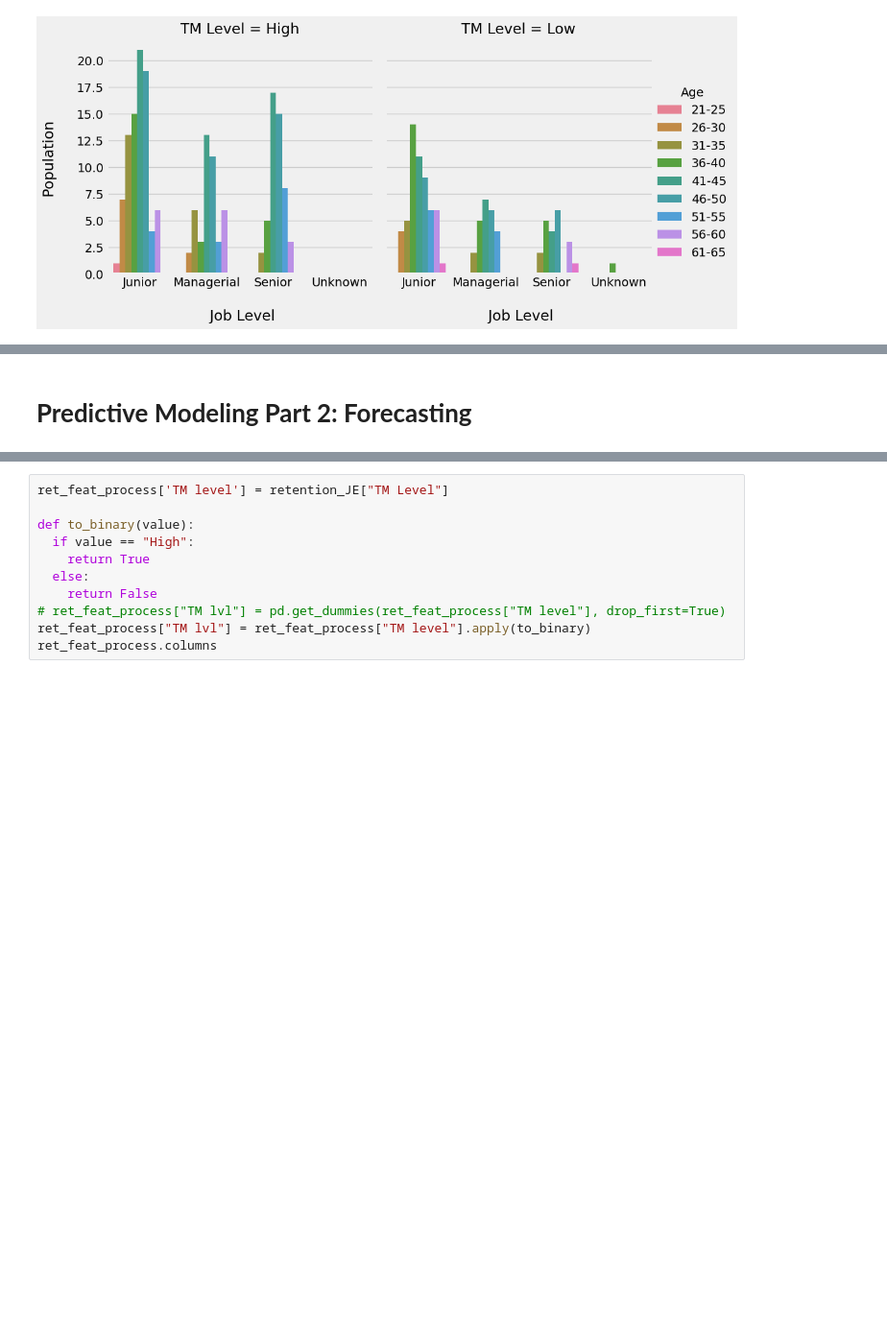
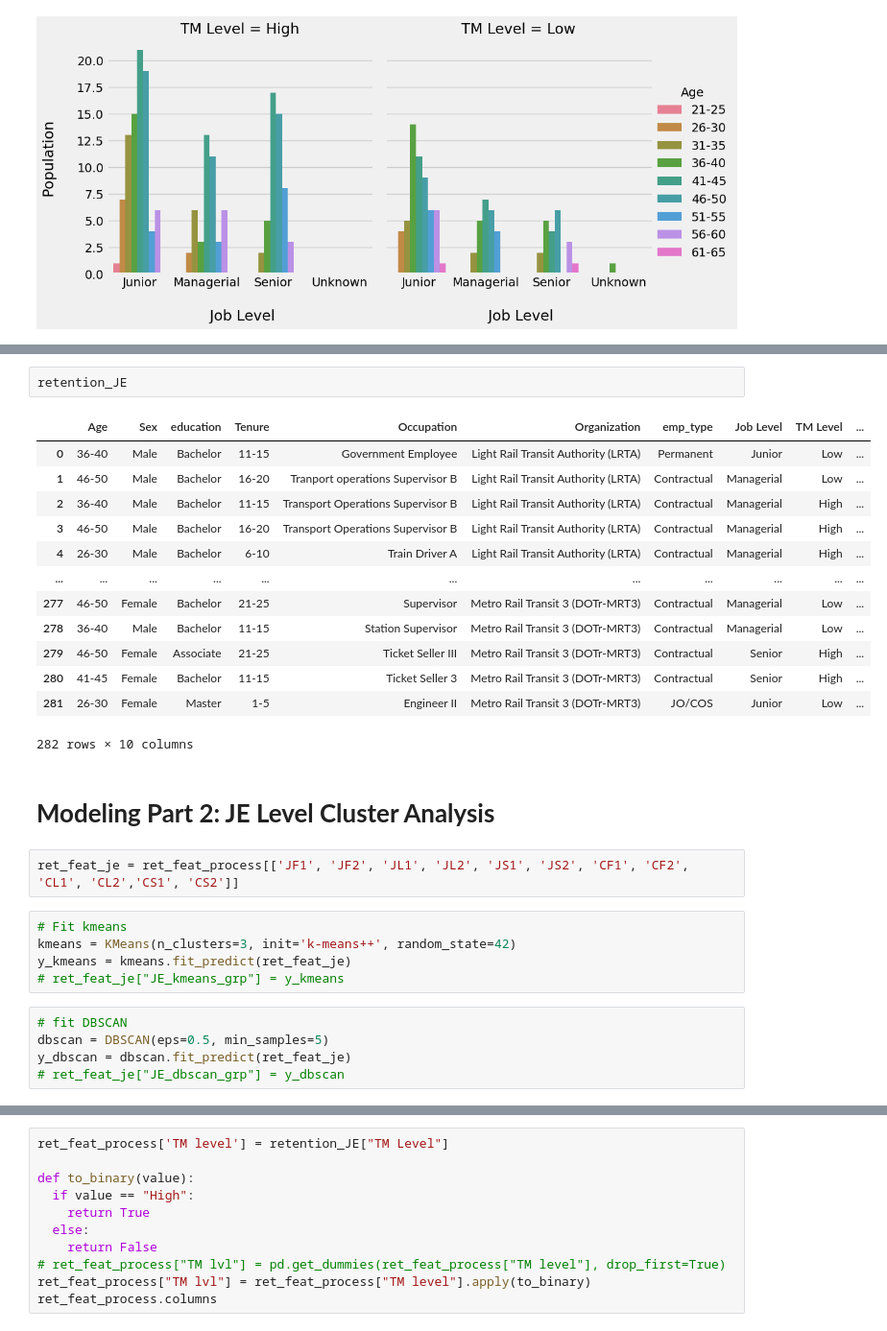
Before and after one commit to pjcroxas/Talent-Retention-in-Railway-Workforce, a Jupyter notebook: Comprehensive_Data_Analysis_Railway_Workforce_Retention.ipynb, the cells around one changed output, grey strips where cells are left out. Shown at 96% size. Drawn from its saved outputs; the diff is of its cells as text; blank space fills up the shorter version.

```diff
--- a/Comprehensive_Data_Analysis_Railway_Workforce_Retention.ipynb
+++ b/Comprehensive_Data_Analysis_Railway_Workforce_Retention.ipynb
@@ -743,2 +767,30 @@ Text(0.5, 44.000000000000014, 'Job Level')
+# %%
+retention_JE
+# %% [output]
+|  | Age | Sex | education | Tenure | Occupation | Organization | emp_type | Job Level | TM Level | ... |
+| 0 | 36-40 | Male | Bachelor | 11-15 | Government Employee | Light Rail Transit Authority (LRTA) | Permanent | Junior | Low | ... |
+| 1 | 46-50 | Male | Bachelor | 16-20 | Tranport operations Supervisor B | Light Rail Transit Authority (LRTA) | Contractual | Managerial | Low | ... |
+| 2 | 36-40 | Male | Bachelor | 11-15 | Transport Operations Supervisor B | Light Rail Transit Authority (LRTA) | Contractual | Managerial | High | ... |
+| 3 | 46-50 | Male | Bachelor | 16-20 | Transport Operations Supervisor B | Light Rail Transit Authority (LRTA) | Contractual | Managerial | High | ... |
+| 4 | 26-30 | Male | Bachelor | 6-10 | Train Driver A | Light Rail Transit Authority (LRTA) | Contractual | Managerial | High | ... |
+| ... | ... | ... | ... | ... | ... | ... | ... | ... | ... | ... |
+| 277 | 46-50 | Female | Bachelor | 21-25 | Supervisor | Metro Rail Transit 3 (DOTr-MRT3) | Contractual | Managerial | Low | ... |
+| 278 | 36-40 | Male | Bachelor | 11-15 | Station Supervisor | Metro Rail Transit 3 (DOTr-MRT3) | Contractual | Managerial | Low | ... |
+| 279 | 46-50 | Female | Associate | 21-25 | Ticket Seller III | Metro Rail Transit 3 (DOTr-MRT3) | Contractual | Senior | High | ... |
+| 280 | 41-45 | Female | Bachelor | 11-15 | Ticket Seller 3 | Metro Rail Transit 3 (DOTr-MRT3) | Contractual | Senior | High | ... |
+| 281 | 26-30 | Female | Master | 1-5 | Engineer II | Metro Rail Transit 3 (DOTr-MRT3) | JO/COS | Junior | Low | ... |
+282 rows × 10 columns
 # %% [markdown]
-# **Predictive Modeling Part 2: Forecasting**
+# **Modeling Part 2: JE Level Cluster Analysis**
+# %%
+ret_feat_je = ret_feat_process[['JF1', 'JF2', 'JL1', 'JL2', 'JS1', 'JS2', 'CF1', 'CF2', 'CL1', 'CL2','CS1', 'CS2']]
+# %%
+# Fit kmeans
+kmeans = KMeans(n_clusters=3, init='k-means++', random_state=42)
+y_kmeans = kmeans.fit_predict(ret_feat_je)
+# ret_feat_je["JE_kmeans_grp"] = y_kmeans
+# %%
+# fit DBSCAN
+dbscan = DBSCAN(eps=0.5, min_samples=5)
+y_dbscan = dbscan.fit_predict(ret_feat_je)
+# ret_feat_je["JE_dbscan_grp"] = y_dbscan
```
Also changed, not shown: parts of 56 cells of this notebook.
